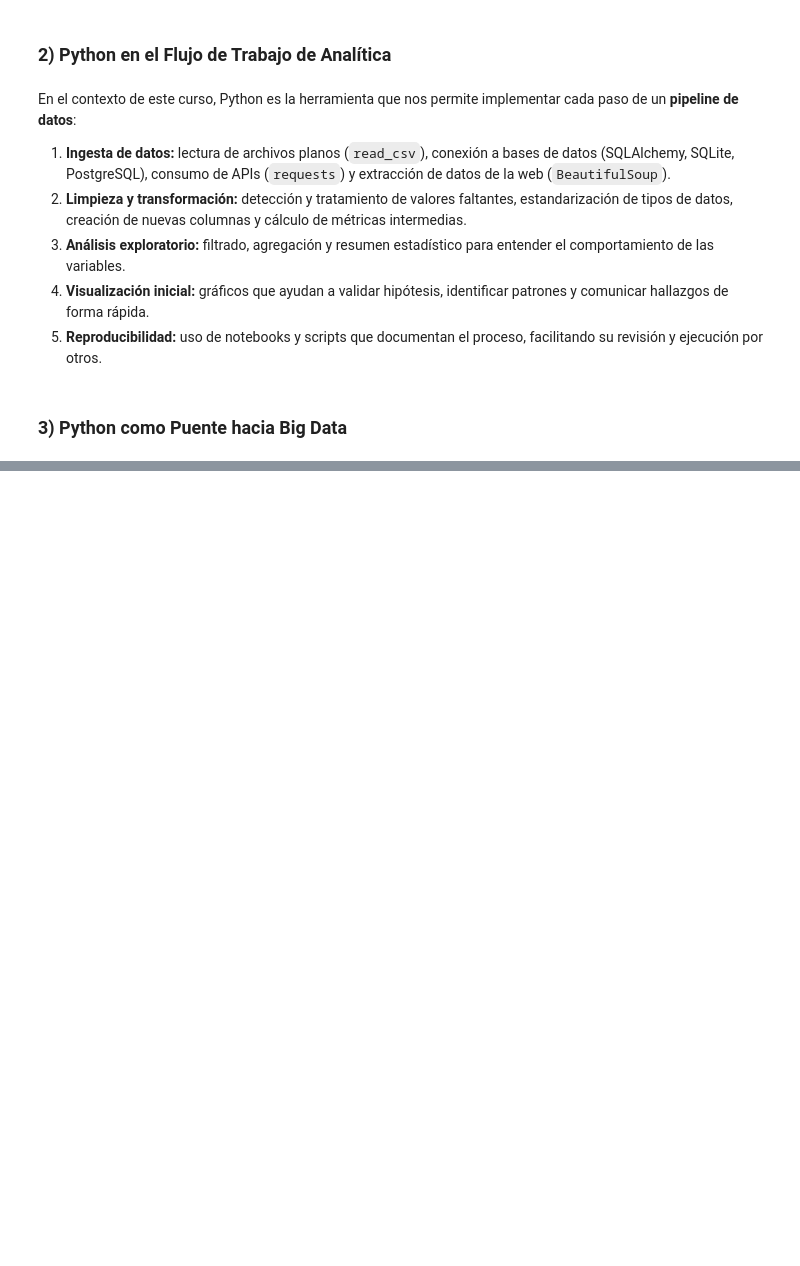
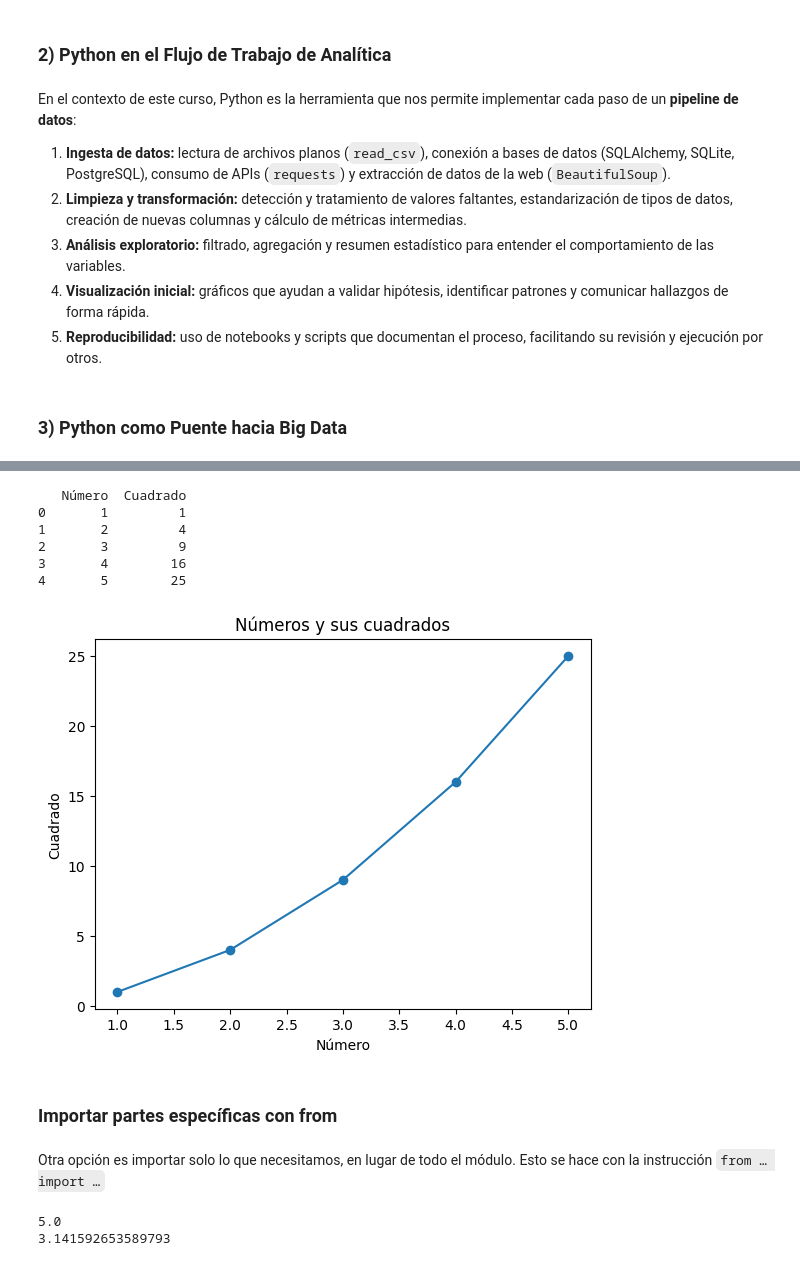
Before and after one commit to carlosalvarezh/imgs, a Jupyter notebook: Semana1.ipynb, the cells around one changed output, grey strips where cells are left out. Cells and saved outputs as stored; diff of their text form; code cells hidden in the pictures; blank space fills up the shorter version.

```diff
--- a/Semana1.ipynb
+++ b/Semana1.ipynb
@@ -127,0 +1612,40 @@ Aunque en esta primera fase trabajaremos con conjuntos de datos manejables, Pyth
+# %%
+import numpy as np
+import pandas as pd
+import matplotlib.pyplot as plt
+
+# Crear un arreglo de números con NumPy
+datos = np.array([1, 2, 3, 4, 5])
+cuadrados = datos ** 2
+
+# Pasar los datos a un DataFrame de pandas
+df = pd.DataFrame({"Número": datos, "Cuadrado": cuadrados})
+
+print(df)
+
+# Graficar con matplotlib
+plt.plot(df["Número"], df["Cuadrado"], marker="o")
+plt.title("Números y sus cuadrados")
+plt.xlabel("Número")
+plt.ylabel("Cuadrado")
+plt.show()
+# %% [output]
+   Número  Cuadrado
+0       1         1
+1       2         4
+2       3         9
+3       4        16
+4       5        25
+[figure, added]
+# %% [markdown]
+### **Importar partes específicas con from**
+# %% [markdown]
+Otra opción es importar solo lo que necesitamos, en lugar de todo el módulo. Esto se hace con la instrucción `from … import …`
+# %%
+from math import sqrt, pi
+
+print(sqrt(25))  # 5.0
+print(pi)        # 3.141592653589793
+# %% [output]
+5.0
+3.141592653589793
```
Also changed, not shown: parts of 257 cells of this notebook, 2 other files.
